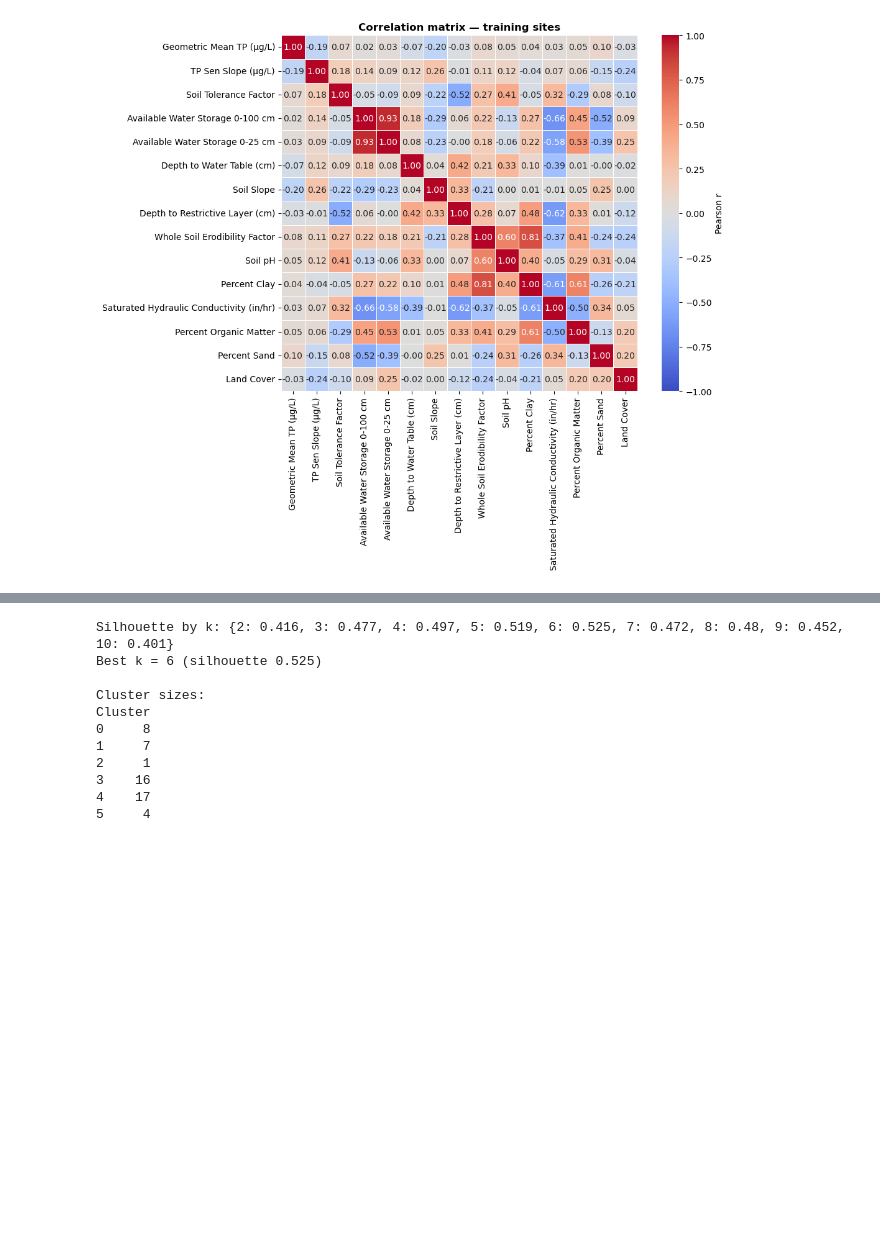
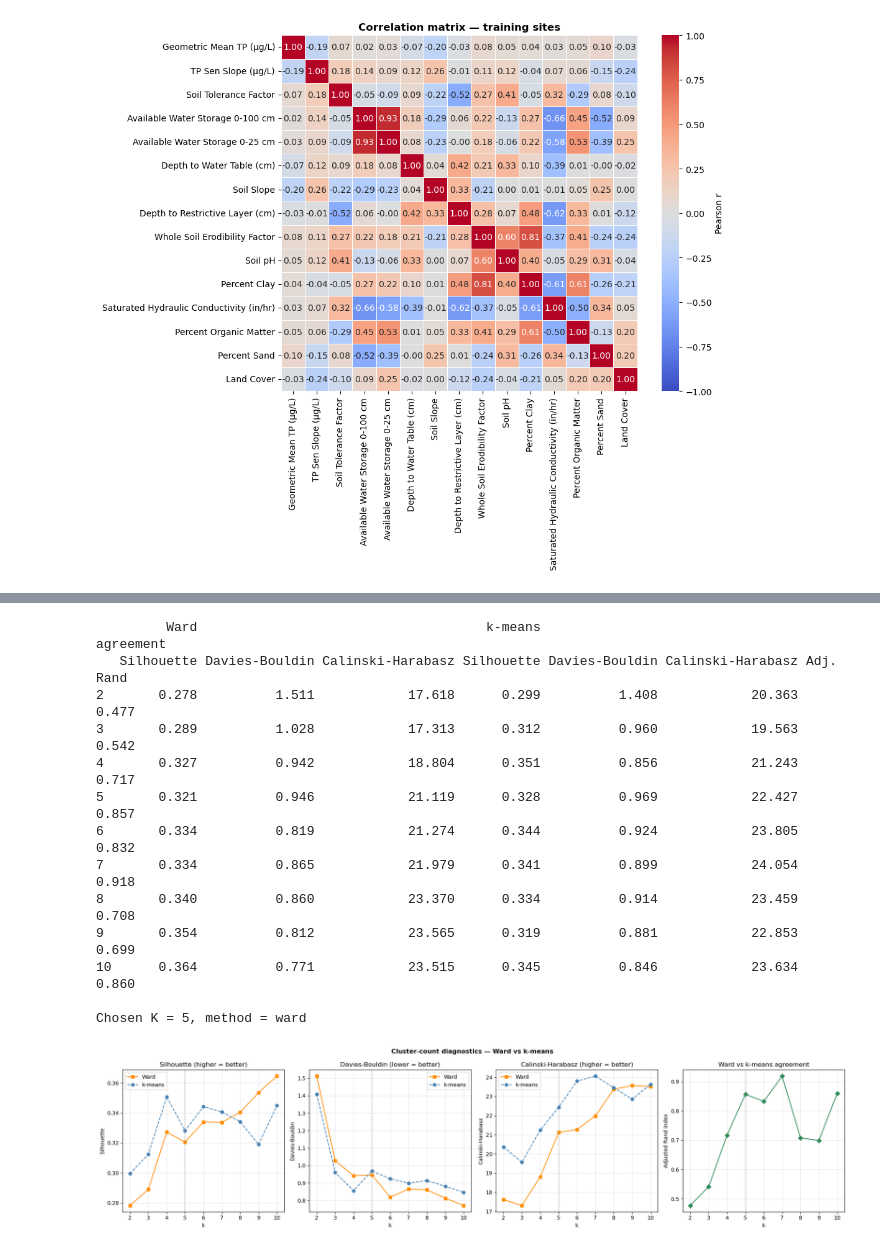
Before and after one commit to narslab/stream-station-typology, a Jupyter notebook: bin/ss-typology.ipynb, the cells around one changed output, grey strips where cells are left out. Cells and saved outputs as stored; diff of their text form; code cells hidden in the pictures; blank space fills up the shorter version.

```diff
--- a/bin/ss-typology.ipynb
+++ b/bin/ss-typology.ipynb
@@ -191,26 +216,0 @@ plt.show()
-# %%
-# --- Clustering: pick k by silhouette, fit k-means on the first 3 PCs ---
-Z = scores[:, :N_PCS_CLUSTER]
-
-sil = {k: silhouette_score(Z, KMeans(k, random_state=RANDOM_STATE, n_init=10).fit_predict(Z))
-       for k in range(2, 11)}
-best_k = max(sil, key=sil.get)
-print("Silhouette by k:", {k: round(s, 3) for k, s in sil.items()})
-print(f"Best k = {best_k} (silhouette {sil[best_k]:.3f})\n")
-
-kmeans = KMeans(best_k, random_state=RANDOM_STATE, n_init=10).fit(Z)
-train["Cluster"] = kmeans.labels_
-print("Cluster sizes:")
-print(train["Cluster"].value_counts().sort_index().to_string())
-# %% [output]
-Silhouette by k: {2: 0.416, 3: 0.477, 4: 0.497, 5: 0.519, 6: 0.525, 7: 0.472, 8: 0.48, 9: 0.452, 10: 0.401}
-Best k = 6 (silhouette 0.525)
-
-Cluster sizes:
-Cluster
-0     8
-1     7
-2     1
-3    16
-4    17
-5     4
@@ -216,0 +242,46 @@ Cluster
+# %%
+# --- Choosing k: Ward vs k-means across candidate cluster counts ---
+diag_wd, labs_wd = diagnostics(Z, "ward")
+diag_km, labs_km = diagnostics(Z, "kmeans")
+
+# Adjusted Rand index between the two methods at each k (agreement / robustness)
+ari = pd.Series({k: adjusted_rand_score(labs_wd[k], labs_km[k]) for k in K_RANGE})
+
+compare = pd.concat({"Ward": diag_wd, "k-means": diag_km}, axis=1)
+compare[("agreement", "Adj. Rand")] = ari
+print(compare.round(3).to_string())
+print(f"\nChosen K = {K}, method = {CLUSTER_METHOD}")
+
+panels = [("Silhouette", "higher"), ("Davies-Bouldin", "lower"),
+          ("Calinski-Harabasz", "higher")]
+fig, axes = plt.subplots(1, 4, figsize=(20, 5))
+for ax, (name, better) in zip(axes, panels):
+    ax.plot(diag_wd.index, diag_wd[name], "s-", color="darkorange", label="Ward")
+    ax.plot(diag_km.index, diag_km[name], "o--", color="steelblue", label="k-means")
+    ax.axvline(K, color="grey", ls=":", alpha=.7)
+    ax.set(xlabel="k", ylabel=name, title=f"{name} ({better} = better)")
+    ax.set_xticks(list(K_RANGE)); ax.grid(alpha=.3); ax.legend()
+axes[3].plot(ari.index, ari.values, "D-", color="seagreen")
+axes[3].axvline(K, color="grey", ls=":", alpha=.7)
+axes[3].set(xlabel="k", ylabel="Adjusted Rand index",
+            title="Ward vs k-means agreement")
+axes[3].set_xticks(list(K_RANGE)); axes[3].grid(alpha=.3)
+fig.suptitle("Cluster-count diagnostics — Ward vs k-means", fontweight="bold")
+fig.tight_layout()
+fig.savefig(OUT / "cluster_metrics.png", dpi=200)
+plt.show()
+# %% [output]
+         Ward                                     k-means                                  agreement
+   Silhouette Davies-Bouldin Calinski-Harabasz Silhouette Davies-Bouldin Calinski-Harabasz Adj. Rand
+2       0.278          1.511            17.618      0.299          1.408            20.363     0.477
+3       0.289          1.028            17.313      0.312          0.960            19.563     0.542
+4       0.327          0.942            18.804      0.351          0.856            21.243     0.717
+5       0.321          0.946            21.119      0.328          0.969            22.427     0.857
+6       0.334          0.819            21.274      0.344          0.924            23.805     0.832
+7       0.334          0.865            21.979      0.341          0.899            24.054     0.918
+8       0.340          0.860            23.370      0.334          0.914            23.459     0.708
+9       0.354          0.812            23.565      0.319          0.881            22.853     0.699
+10      0.364          0.771            23.515      0.345          0.846            23.634     0.860
+
+Chosen K = 5, method = ward
+[figure, added]
```
Also changed, not shown: parts of 12 cells of this notebook, 11 other files.
